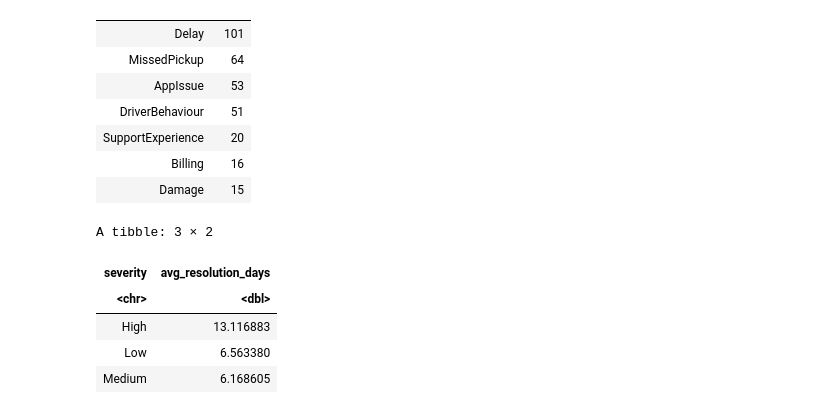
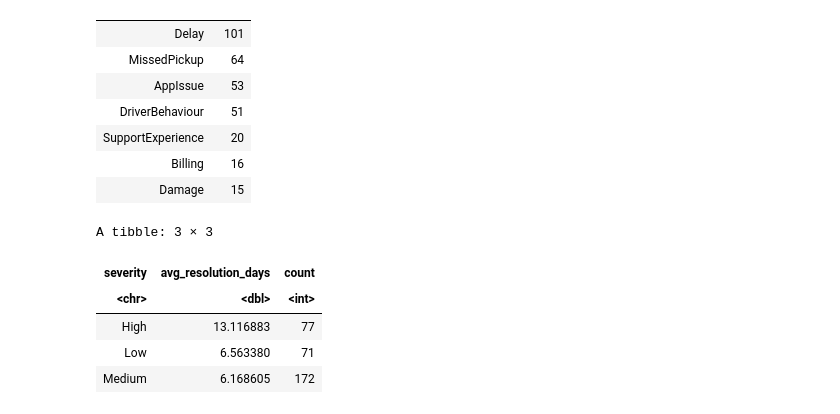
Before and after one commit to fathmafidzz2004-hash/CourseWorkRepository, a Jupyter notebook: NorthStar_R_Analytics.ipynb, the cells around one changed output. Saved outputs shown, nothing was run; the diff lists cells and outputs as text; code cells hidden in the pictures.

```diff
--- a/NorthStar_R_Analytics.ipynb
+++ b/NorthStar_R_Analytics.ipynb
@@ -54,10 +31,12 @@ list.files(recursive = TRUE)
 # %%
-customers <- read.csv("northstar_dataset/customers.csv")
-orders <- read.csv("northstar_dataset/orders.csv")
-drivers <- read.csv("northstar_dataset/drivers.csv")
-vehicles <- read.csv("northstar_dataset/vehicles.csv")
-complaints <- read.csv("northstar_dataset/complaints.csv")
-incidents <- read.csv("northstar_dataset/incidents.csv")
-hubs <- read.csv("northstar_dataset/hubs.csv")
-app_events <- read.csv("northstar_dataset/app_events.csv")
+unzip("/content/northstar_dataset.zip", exdir = "/content/data")
+
+customers <- read.csv("/content/data/northstar_dataset/customers.csv")
+orders <- read.csv("/content/data/northstar_dataset/orders.csv")
+drivers <- read.csv("/content/data/northstar_dataset/drivers.csv")
+vehicles <- read.csv("/content/data/northstar_dataset/vehicles.csv")
+complaints <- read.csv("/content/data/northstar_dataset/complaints.csv")
+incidents <- read.csv("/content/data/northstar_dataset/incidents.csv")
+hubs <- read.csv("/content/data/northstar_dataset/hubs.csv")
+app_events <- read.csv("/content/data/northstar_dataset/app_events.csv")
 # %%
@@ -167,13 +157,18 @@ A tibble: 7 × 2
 | Billing | 16 |
 | Damage | 15 |
 # %%
-complaints %>%
+severity_analysis <- complaints %>%
   group_by(severity) %>%
-  summarise(avg_resolution_days = mean(resolution_days))
+  summarise(
+    avg_resolution_days = mean(resolution_days, na.rm = TRUE),
+    count = n()
+  )
+
+severity_analysis
 # %% [output]
-A tibble: 3 × 2
+A tibble: 3 × 3
-| severity | avg_resolution_days |
-| <chr> | <dbl> |
-| High | 13.116883 |
-| Low | 6.563380 |
-| Medium | 6.168605 |
+| severity | avg_resolution_days | count |
+| <chr> | <dbl> | <int> |
+| High | 13.116883 | 77 |
+| Low | 6.563380 | 71 |
+| Medium | 6.168605 | 172 |
```
Also changed, not shown: parts of 16 cells of this notebook.
